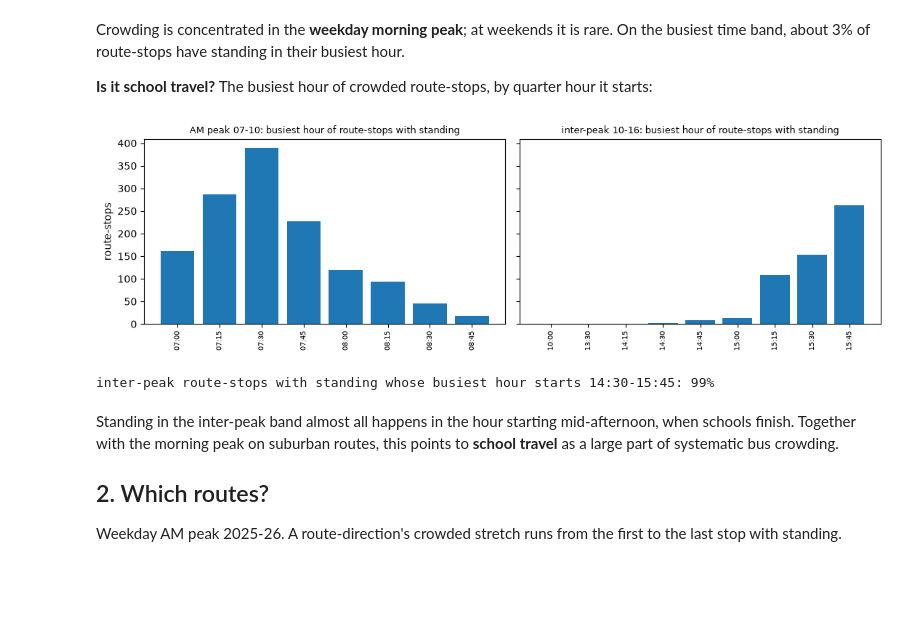
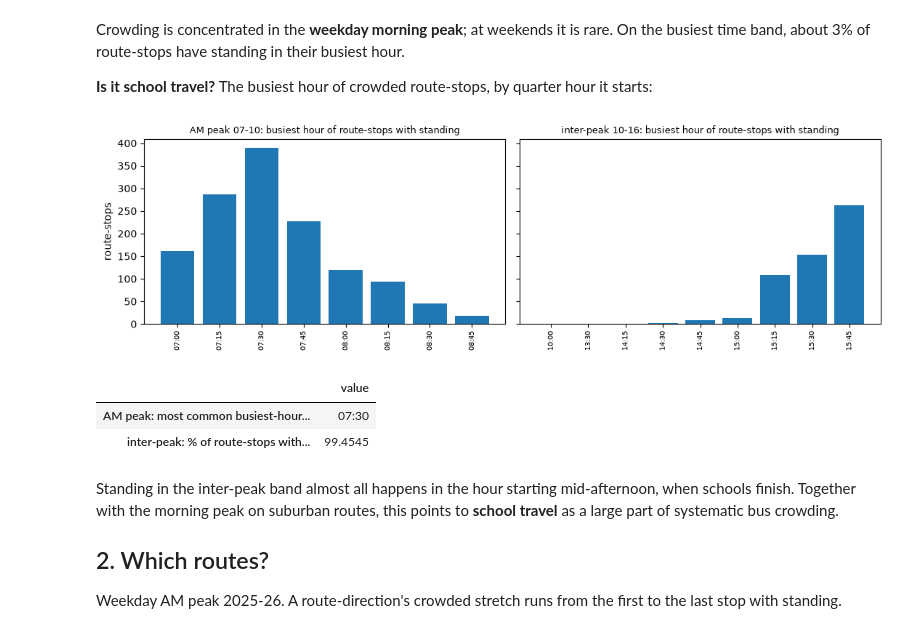
Before and after one commit to AimanxxAnsari/analysis-of-tfl-data, a Jupyter notebook: python-notebooks/bus-crowding.ipynb, the cells around one changed output. Drawn from its saved outputs; the diff is of its cells as text; code cells hidden in the pictures; blank space fills up the shorter version.

```diff
--- a/python-notebooks/bus-crowding.ipynb
+++ b/python-notebooks/bus-crowding.ipynb
@@ -90,19 +90,26 @@ time band, about 3% of route-stops have standing in their busiest hour.
 # %%
 wk = m[(m.year == 2025) & (m.day_type == 'Weekday') & m.ok]
 start = wk.assign(h=wk.hour_start.astype(str).str[:5])
 crowded_start = start[start.standing].groupby(['band', 'h']).size()
 fig, axs = plt.subplots(1, 2, figsize=(11, 3.4), sharey=True)
 for ax, band in zip(axs, ['AM peak 07-10', 'inter-peak 10-16']):
     s = crowded_start.loc[band]
     ax.bar(s.index, s.values); ax.set_title(f'{band}: busiest hour of route-stops with standing', fontsize=9)
     ax.tick_params(axis='x', rotation=90, labelsize=7)
 axs[0].set_ylabel('route-stops'); plt.tight_layout(); plt.show()
 ip = start[(start.band == 'inter-peak 10-16') & start.standing]
-print(f"inter-peak route-stops with standing whose busiest hour starts 14:30-15:45: "
-      f"{100 * ip.h.between('14:30', '15:45').mean():.0f}%")
+timing = pd.Series({
+    'AM peak: most common busiest-hour start of route-stops with standing': crowded_start.loc['AM peak 07-10'].idxmax(),
+    'inter-peak: % of route-stops with standing whose busiest hour starts 14:30-15:45':
+        round(100 * ip.h.between('14:30', '15:45').mean(), 4),
+}, name='value')
+timing.to_csv(B.RESULTS / 'crowding_timing.csv', index_label='measure')
+timing.to_frame()
 # %% [output]
 [figure]
-inter-peak route-stops with standing whose busiest hour starts 14:30-15:45: 99%
+|  | value |
+| AM peak: most common busiest-hour... | 07:30 |
+| inter-peak: % of route-stops with... | 99.4545 |
 # %% [markdown]
 Standing in the inter-peak band almost all happens in the hour starting mid-afternoon, when schools
 finish. Together with the morning peak on suburban routes, this points to **school travel** as a
```
Also changed, not shown: parts of 6 cells of this notebook, 34 other files.
